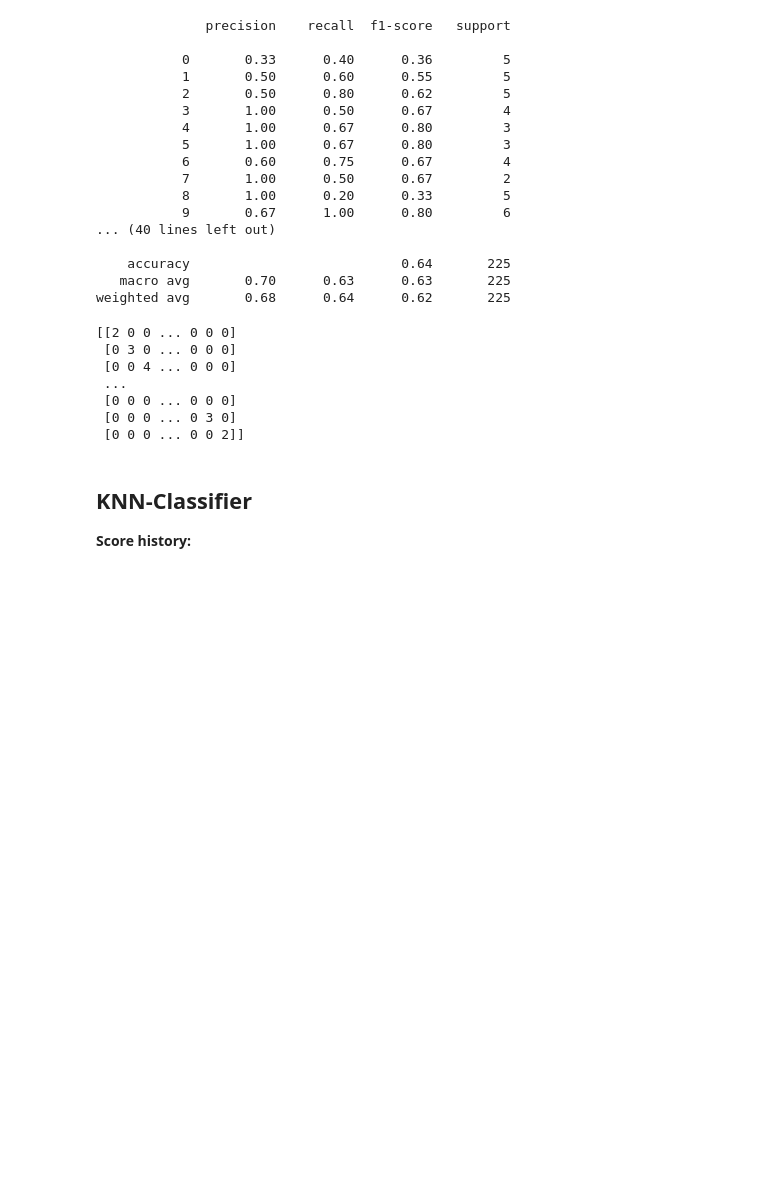
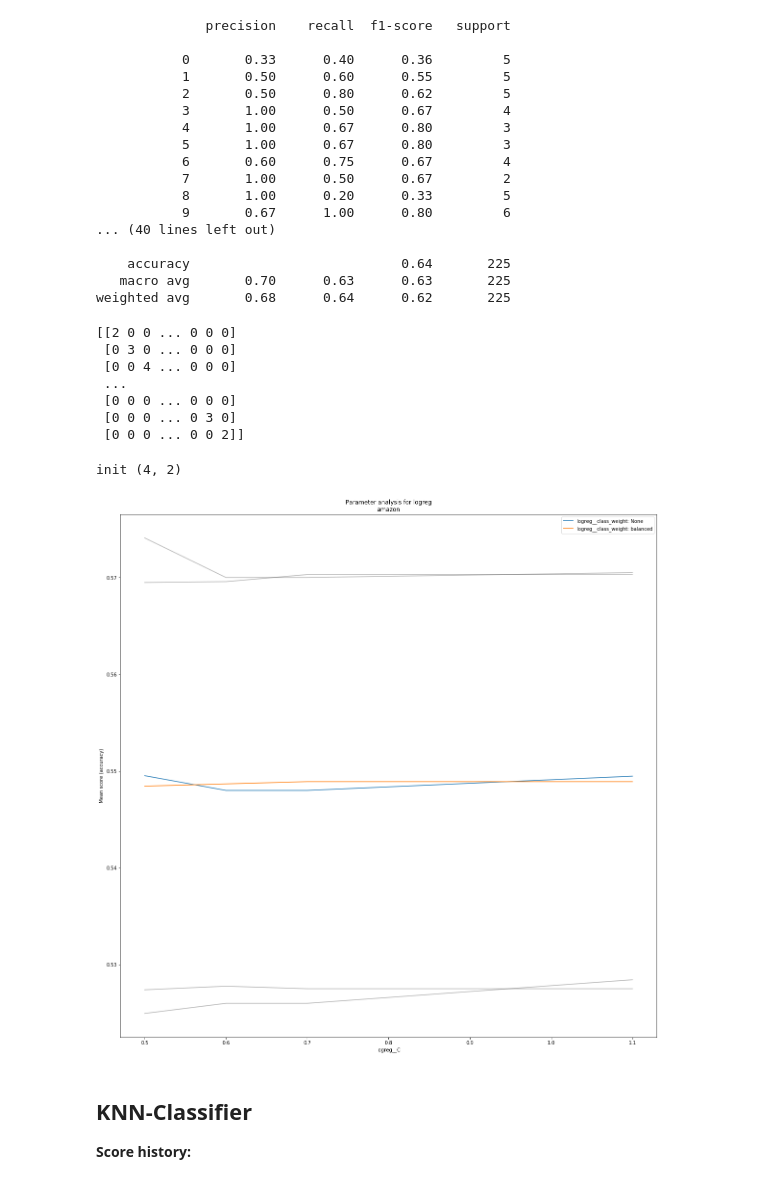
Before and after one commit to theGreatRaphael/ML_Task1, a Jupyter notebook: Exercise2/Amazon.ipynb, the cells around one changed output. Saved outputs shown, nothing was run; the diff lists cells and outputs as text; code cells hidden in the pictures; blank space fills up the shorter version.

Commit message:
add parameter analysis

```diff
--- a/Exercise2/Amazon.ipynb
+++ b/Exercise2/Amazon.ipynb
@@ -92,7 +144,7 @@ pipe_logreg = Pipeline([
 # create parameter list for ridge regression
 params_logreg = {
     'logreg__C':[0.5, 0.6, 0.7, 1.1],
-    'logreg__class_weight': ['balanced']
+    'logreg__class_weight': [None, 'balanced']
 }
 # %%
 # setup cross validation parameter grid search
@@ -169,6 +221,14 @@ cm = confusion_matrix(y_test, y_pred)
  [0 0 0 ... 0 0 0]
  [0 0 0 ... 0 3 0]
  [0 0 0 ... 0 0 2]]
+# %%
+params_logreg_base = {}
+plot_parameter_analysis(grid=grid_logreg, params=params_logreg, param1='logreg__C',
+                        param2='logreg__class_weight', params_base=params_logreg_base,
+                        method_name="logreg")
+# %% [output]
+init (4, 2)
+[figure, added]
 # %% [markdown]
 ## KNN-Classifier
 __Score history:__
```
Also changed, not shown: parts of 15 cells of this notebook.
